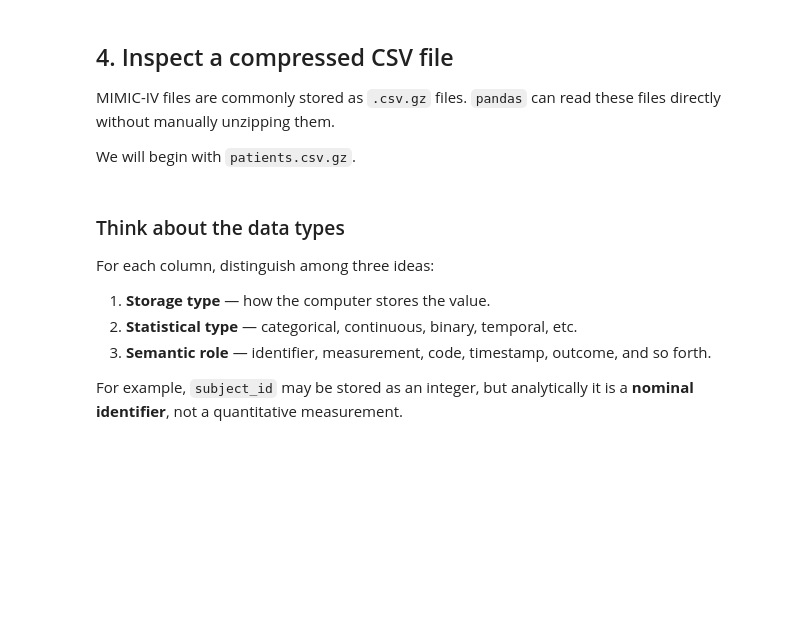
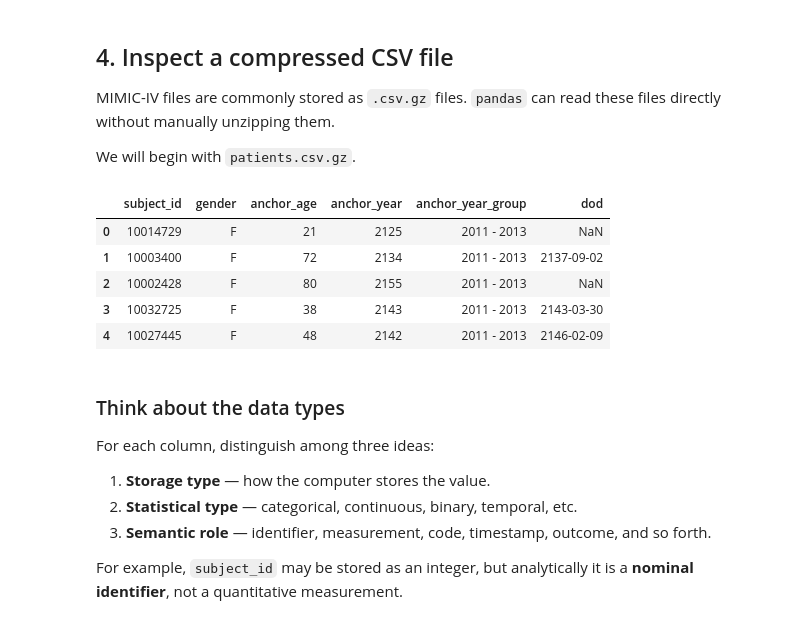
Before and after one commit to Health-informatics-Data-Analytics/hi5304-notebooks, a Jupyter notebook: learning/hi5312/notebooks/HI5312_MIMIC_IV_Getting_Started.ipynb, the cells around one changed output. Saved outputs shown, nothing was run; the diff lists cells and outputs as text; code cells hidden in the pictures; blank space fills up the shorter version.

```diff
--- a/learning/hi5312/notebooks/HI5312_MIMIC_IV_Getting_Started.ipynb
+++ b/learning/hi5312/notebooks/HI5312_MIMIC_IV_Getting_Started.ipynb
@@ -115,9 +115,18 @@ We will begin with `patients.csv.gz`.
 # %%
 import pandas as pd
 
-patients_file = HOSP_DIR / "patients.csv.gz"
+patients_file = HOSP_DIR / "patients.csv"
+
 patients_preview = pd.read_csv(patients_file, nrows=5)
-patients_preview
+
+display(patients_preview)
+# %% [output]
+|  | subject_id | gender | anchor_age | anchor_year | anchor_year_group | dod |
+| 0 | 10014729 | F | 21 | 2125 | 2011 - 2013 | NaN |
+| 1 | 10003400 | F | 72 | 2134 | 2011 - 2013 | 2137-09-02 |
+| 2 | 10002428 | F | 80 | 2155 | 2011 - 2013 | NaN |
+| 3 | 10032725 | F | 38 | 2143 | 2011 - 2013 | 2143-03-30 |
+| 4 | 10027445 | F | 48 | 2142 | 2011 - 2013 | 2146-02-09 |
 # %% [markdown]
 ### Think about the data types
 
```
Also changed, not shown: parts of 12 cells of this notebook.
